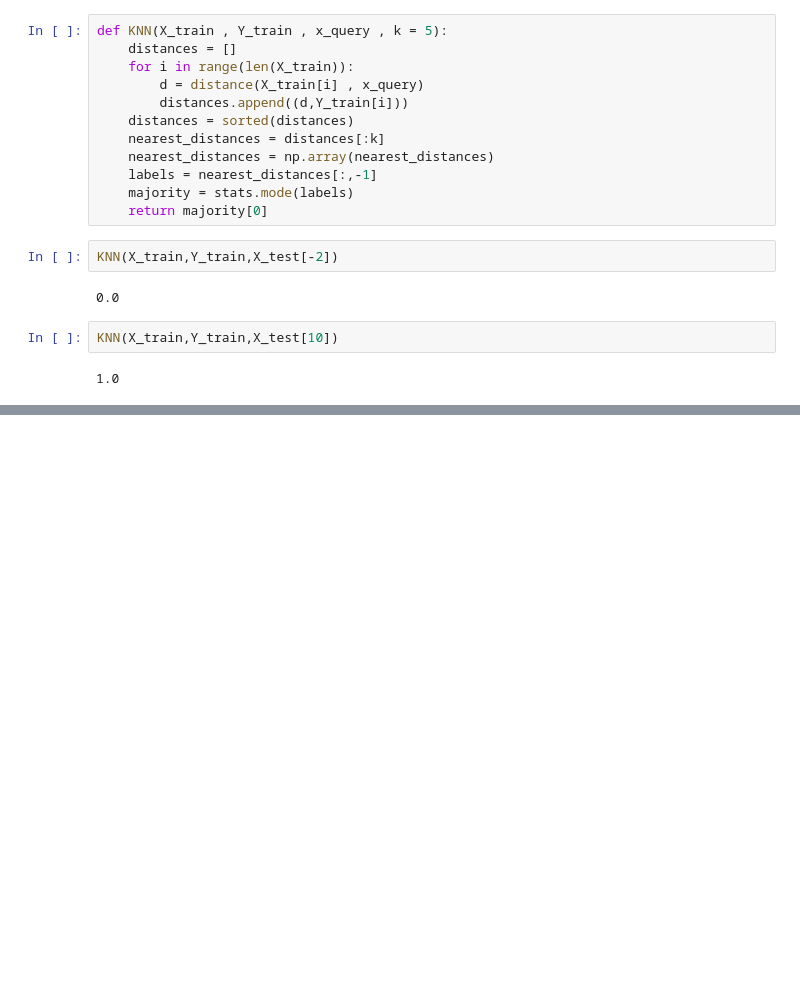
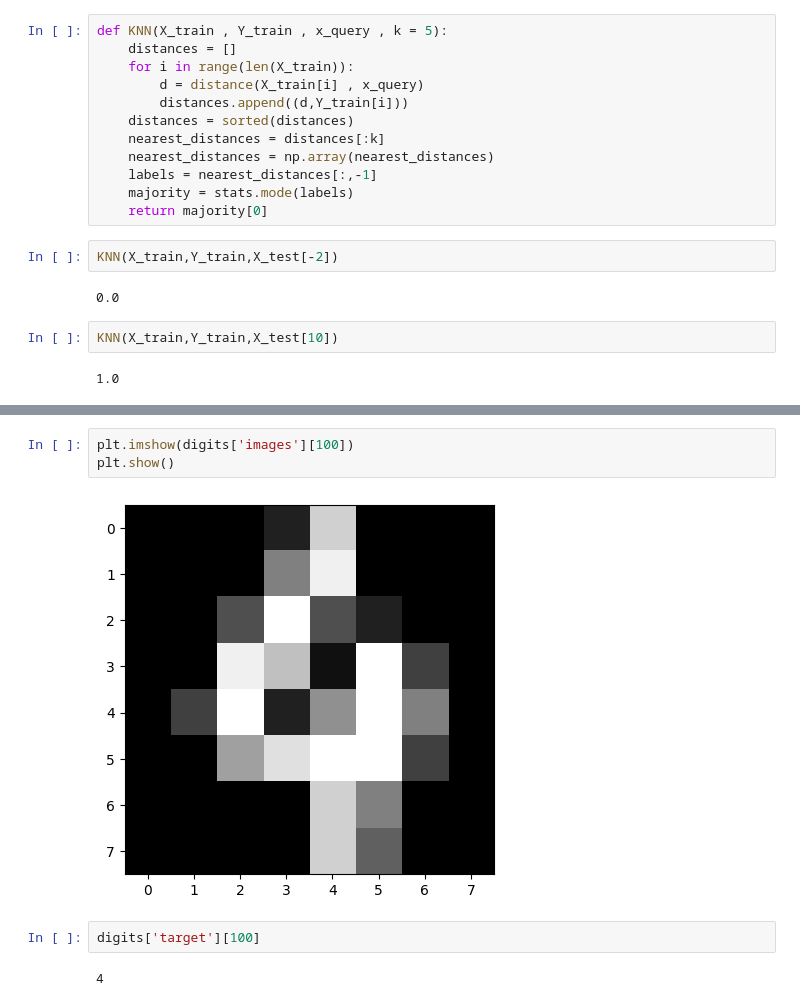
Before and after one commit to HemaGarima/Machine-Learning, a Jupyter notebook: KNN.ipynb, the cells around one changed output, grey strips where cells are left out. Cells and saved outputs as stored; diff of their text form; blank space fills up the shorter version.

```diff
--- a/KNN.ipynb
+++ b/KNN.ipynb
@@ -105,0 +238,9 @@ array([[  0.08713347,  -8.26358973],
+# %%
+plt.imshow(digits['images'][100])
+plt.show()
+# %% [output]
+[figure, added]
+# %%
+digits['target'][100]
+# %% [output]
+4
```
Also changed, not shown: parts of 46 cells of this notebook.
